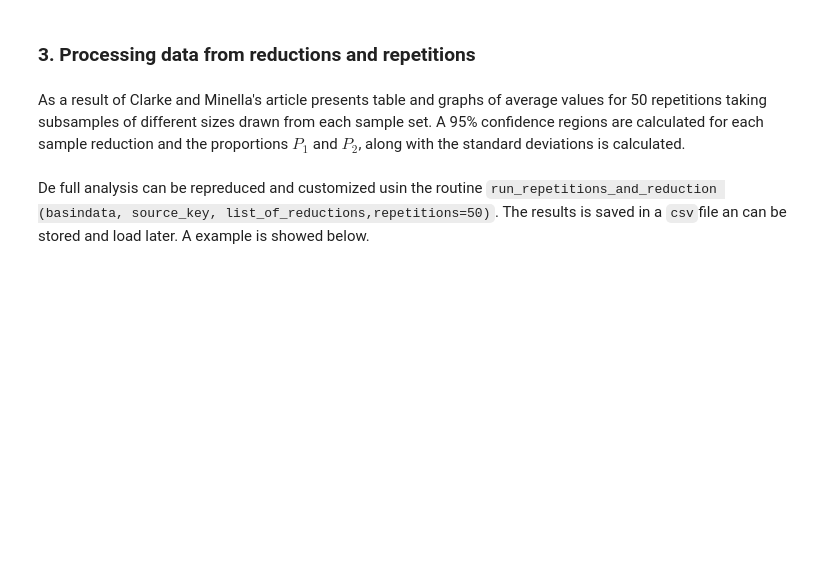
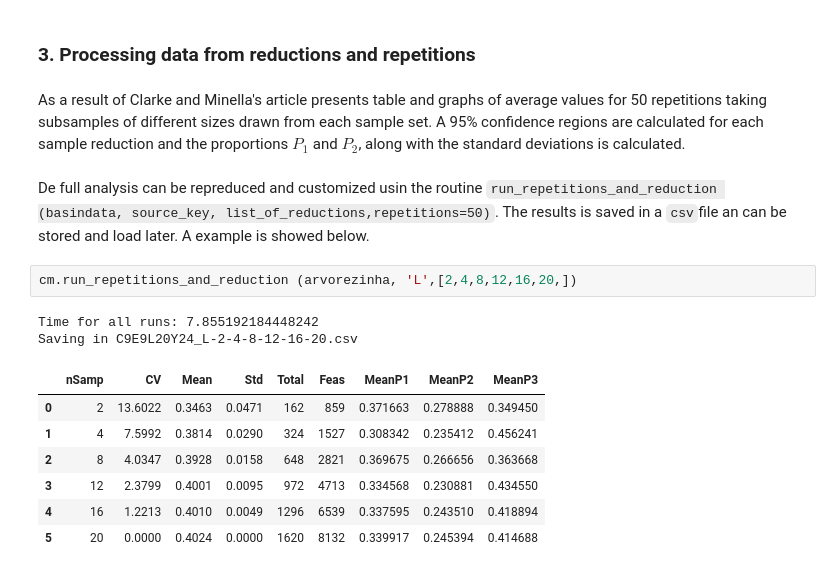
Before and after one commit to tiagoburiol/PySASF, a Jupyter notebook: notebooks/quick_start.ipynb, the cells around one changed output. Saved outputs shown, nothing was run; the diff lists cells and outputs as text; blank space fills up the shorter version.

```diff
--- a/notebooks/quick_start.ipynb
+++ b/notebooks/quick_start.ipynb
@@ -162,4 +172,16 @@ A 95% confidence regions are calculated for each sample reduction and the propor
 along with the standard deviations is calculated.
 # %% [markdown]
 De full analysis can be repreduced and customized usin the routine `run_repetitions_and_reduction (basindata, source_key, list_of_reductions,repetitions=50)`. The results is saved in a `csv`file an can be stored and load later. A example is showed below.
+# %%
+cm.run_repetitions_and_reduction (arvorezinha, 'L',[2,4,8,12,16,20,])
+# %% [output]
+Time for all runs: 7.855192184448242
+Saving in C9E9L20Y24_L-2-4-8-12-16-20.csv
+|  | nSamp | CV | Mean | Std | Total | Feas | MeanP1 | MeanP2 | MeanP3 |
+| 0 | 2 | 13.6022 | 0.3463 | 0.0471 | 162 | 859 | 0.371663 | 0.278888 | 0.349450 |
+| 1 | 4 | 7.5992 | 0.3814 | 0.0290 | 324 | 1527 | 0.308342 | 0.235412 | 0.456241 |
+| 2 | 8 | 4.0347 | 0.3928 | 0.0158 | 648 | 2821 | 0.369675 | 0.266656 | 0.363668 |
+| 3 | 12 | 2.3799 | 0.4001 | 0.0095 | 972 | 4713 | 0.334568 | 0.230881 | 0.434550 |
+| 4 | 16 | 1.2213 | 0.4010 | 0.0049 | 1296 | 6539 | 0.337595 | 0.243510 | 0.418894 |
+| 5 | 20 | 0.0000 | 0.4024 | 0.0000 | 1620 | 8132 | 0.339917 | 0.245394 | 0.414688 |
 # %%
```
Also changed, not shown: parts of 15 cells of this notebook, 20 other files.
